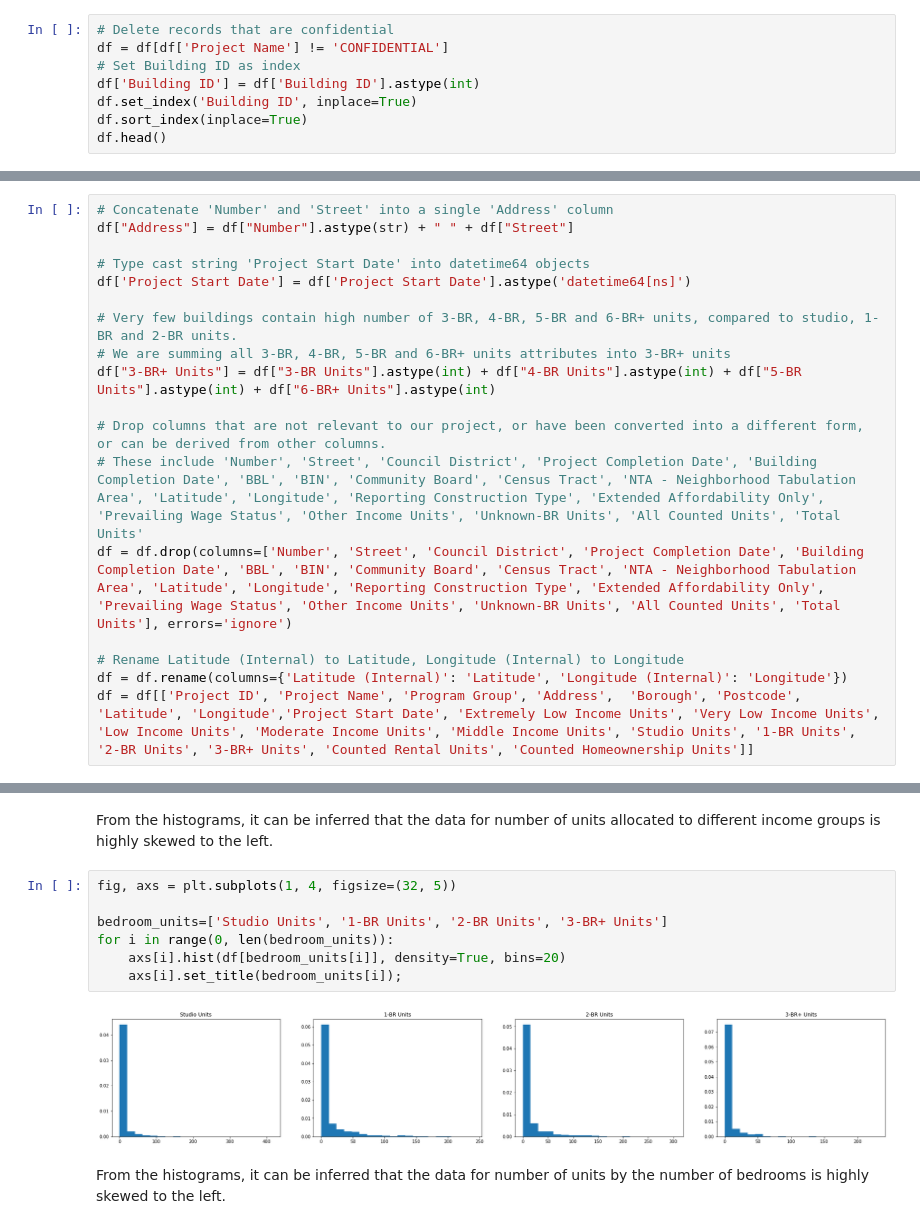
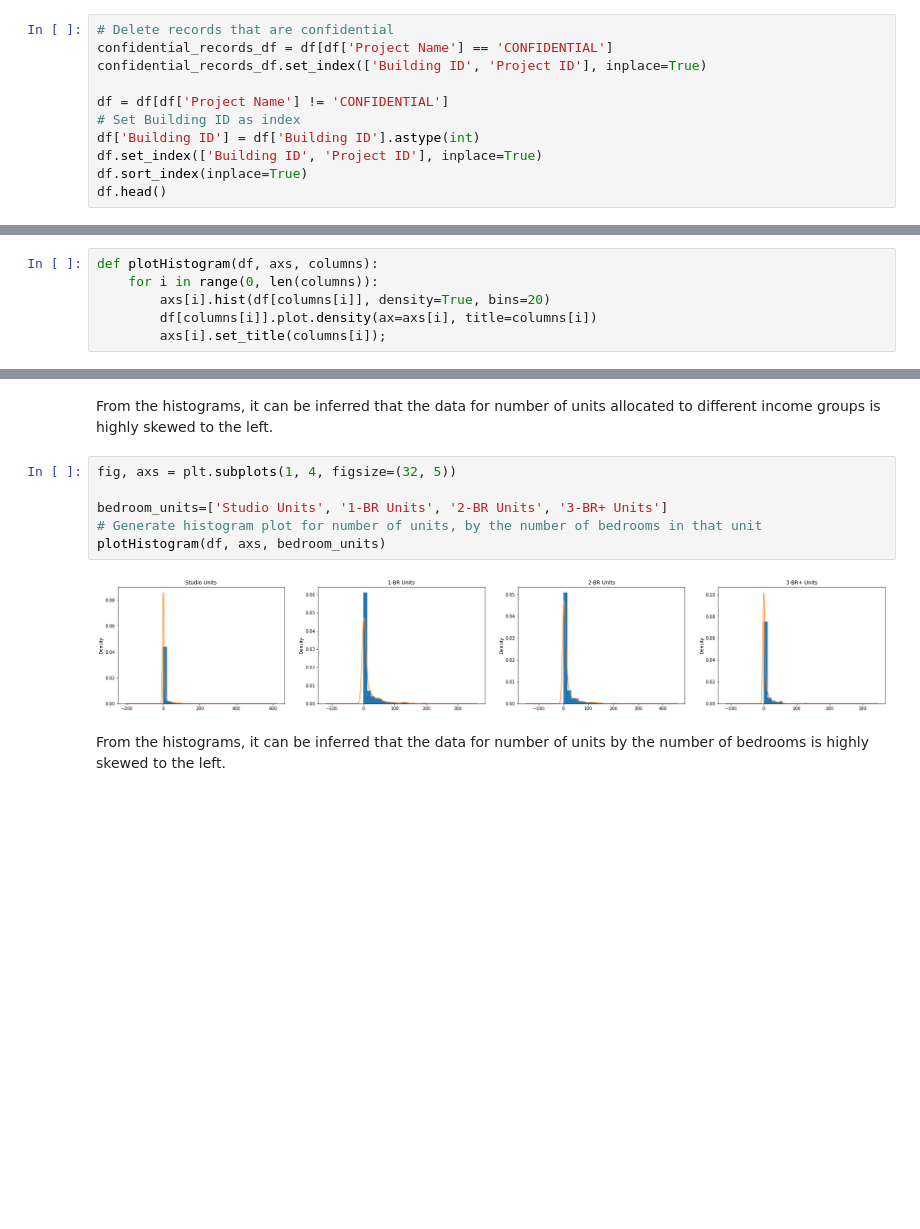
Before and after one commit to tejusrevi/nyc-housing, a Jupyter notebook: project.ipynb, the cells around one changed output, grey strips where cells are left out. Saved outputs shown, nothing was run; the diff lists cells and outputs as text; blank space fills up the shorter version.

```diff
--- a/project.ipynb
+++ b/project.ipynb
@@ -122,10 +143,13 @@ print("Percentage of records with confidential data:", round(df[df['Project Name
 Percentage of records with confidential data: 18.78 %
 # %%
 # Delete records that are confidential
+confidential_records_df = df[df['Project Name'] == 'CONFIDENTIAL']
+confidential_records_df.set_index(['Building ID', 'Project ID'], inplace=True)
+
 df = df[df['Project Name'] != 'CONFIDENTIAL']
 # Set Building ID as index
 df['Building ID'] = df['Building ID'].astype(int)
-df.set_index('Building ID', inplace=True)
+df.set_index(['Building ID', 'Project ID'], inplace=True)
 df.sort_index(inplace=True)
 df.head()
 # %% [output]
@@ -142,21 +163,3 @@ We prefer to concatenate 'Number' field and 'Street' field into a single attribu
-# %%
-# Concatenate 'Number' and 'Street' into a single 'Address' column
-df["Address"] = df["Number"].astype(str) + " " + df["Street"]
-
-# Type cast string 'Project Start Date' into datetime64 objects
-df['Project Start Date'] = df['Project Start Date'].astype('datetime64[ns]')
-
-# Very few buildings contain high number of 3-BR, 4-BR, 5-BR and 6-BR+ units, compared to studio, 1-BR and 2-BR units.
-# We are summing all 3-BR, 4-BR, 5-BR and 6-BR+ units attributes into 3-BR+ units
-df["3-BR+ Units"] = df["3-BR Units"].astype(int) + df["4-BR Units"].astype(int) + df["5-BR Units"].astype(int) + df["6-BR+ Units"].astype(int)
-
-# Drop columns that are not relevant to our project, or have been converted into a different form, or can be derived from other columns.
-# These include 'Number', 'Street', 'Council District', 'Project Completion Date', 'Building Completion Date', 'BBL', 'BIN', 'Community Board', 'Census Tract', 'NTA - Neighborhood Tabulation Area', 'Latitude', 'Longitude', 'Reporting Construction Type', 'Extended Affordability Only', 'Prevailing Wage Status', 'Other Income Units', 'Unknown-BR Units', 'All Counted Units', 'Total Units'
-df = df.drop(columns=['Number', 'Street', 'Council District', 'Project Completion Date', 'Building Completion Date', 'BBL', 'BIN', 'Community Board', 'Census Tract', 'NTA - Neighborhood Tabulation Area', 'Latitude', 'Longitude', 'Reporting Construction Type', 'Extended Affordability Only', 'Prevailing Wage Status', 'Other Income Units', 'Unknown-BR Units', 'All Counted Units', 'Total Units'], errors='ignore')
-
-# Rename Latitude (Internal) to Latitude, Longitude (Internal) to Longitude
-df = df.rename(columns={'Latitude (Internal)': 'Latitude', 'Longitude (Internal)': 'Longitude'})
-df = df[['Project ID', 'Project Name', 'Program Group', 'Address',  'Borough', 'Postcode', 'Latitude', 'Longitude','Project Start Date', 'Extremely Low Income Units', 'Very Low Income Units', 'Low Income Units', 'Moderate Income Units', 'Middle Income Units', 'Studio Units', '1-BR Units', '2-BR Units', '3-BR+ Units', 'Counted Rental Units', 'Counted Homeownership Units']]
 # %% [markdown]
 ### Handling columns with null values
 We have very few records that have missing values, mostly geographical information. In a later stage, we will look into the possibility of using Google Geocoding API to obtain these values from the building's address. At this stage of iteration 1, we chose to drop records with null values.
@@ -230,6 +237,12 @@ df[['Latitude', 'Longitude', 'Extremely Low Income Units', 'Very Low Income Unit
 | 50% | 40.720755 | -73.927726 | 0.000000 | 0.000000 | 2.000000 | ... |
 | 75% | 40.819500 | -73.892991 | 1.000000 | 6.000000 | 12.000000 | ... |
 | max | 40.905210 | -73.729709 | 429.000000 | 396.000000 | 536.000000 | ... |
+# %%
+def plotHistogram(df, axs, columns):
+    for i in range(0, len(columns)):
+        axs[i].hist(df[columns[i]], density=True, bins=20)
+        df[columns[i]].plot.density(ax=axs[i], title=columns[i])
+        axs[i].set_title(columns[i]);
 # %%
 fig, axs = plt.subplots(1, 5, figsize=(32, 5))
 
@@ -244,12 +256,11 @@ From the histograms, it can be inferred that the data for number of units alloca
 # %%
 fig, axs = plt.subplots(1, 4, figsize=(32, 5))
 
 bedroom_units=['Studio Units', '1-BR Units', '2-BR Units', '3-BR+ Units']
-for i in range(0, len(bedroom_units)):
-    axs[i].hist(df[bedroom_units[i]], density=True, bins=20)
-    axs[i].set_title(bedroom_units[i]);
+# Generate histogram plot for number of units, by the number of bedrooms in that unit
+plotHistogram(df, axs, bedroom_units)
 # %% [output]
-[figure, old version]
+[figure, new version]
 # %% [markdown]
 From the histograms, it can be inferred that the data for number of units by the number of bedrooms is highly skewed to the left.
 # %% [markdown]
```
Also changed, not shown: parts of 50 cells of this notebook, 1 other file.
